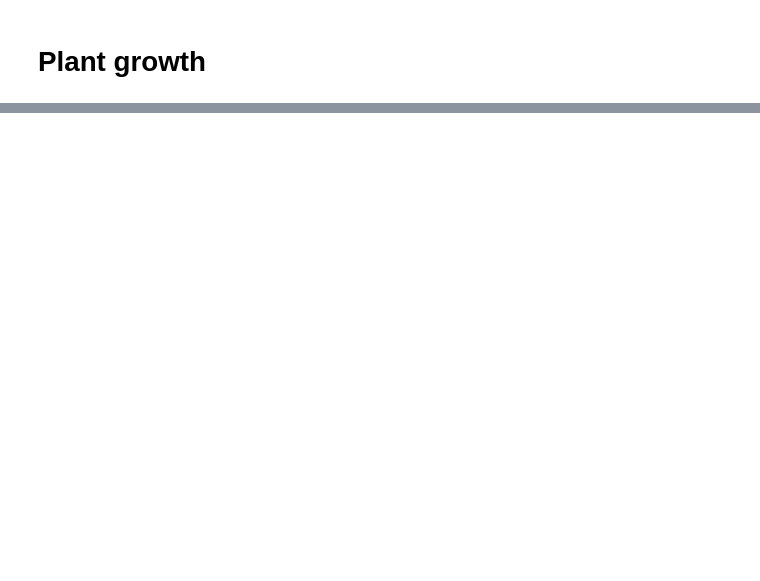
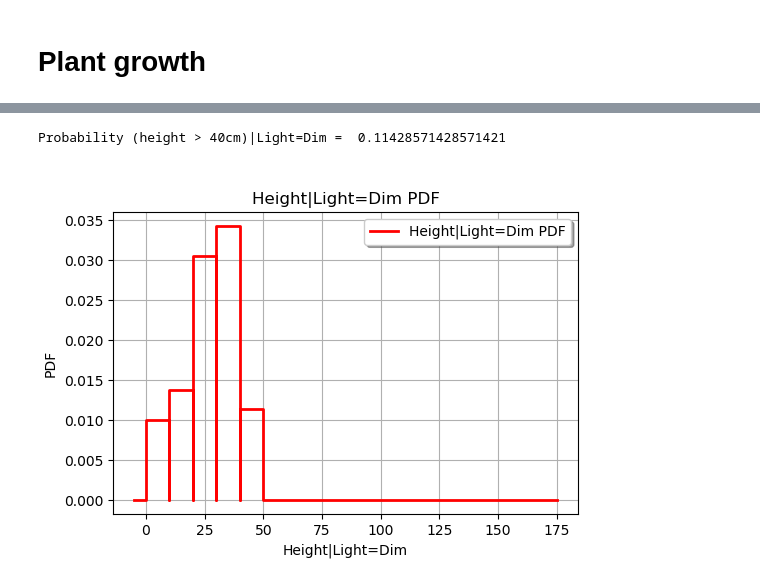
Before and after one commit to openturns/otagrum, a Jupyter notebook: python/doc/examples/plant_growth.ipynb, the cells around one changed output, grey strips where cells are left out. Drawn from its saved outputs; the diff is of its cells as text; code cells hidden in the pictures; blank space fills up the shorter version.

```diff
--- a/python/doc/examples/plant_growth.ipynb
+++ b/python/doc/examples/plant_growth.ipynb
@@ -92,0 +166,14 @@ desc [Height,Light,Moisture]
+# %%
+# Variability of the plant growth in my cellar
+
+ie = gum.LazyPropagation(bn)
+ie.setEvidence({'Light':'Dim'})
+
+h_pot = ie.posterior(indexHeight)
+h_dist_dim = otagrum.Utils.FromPotential(h_pot)
+h_dist_dim.setDescription(['Height|Light=Dim'])
+print("Probability (height > 40cm)|Light=Dim = ", 1.0 - h_dist_dim.computeCDF(40.0))
+h_dist_dim.drawPDF()
+# %% [output]
+Probability (height > 40cm)|Light=Dim =  0.11428571428571421
+[figure, added]
```
Also changed, not shown: parts of 17 cells of this notebook.
